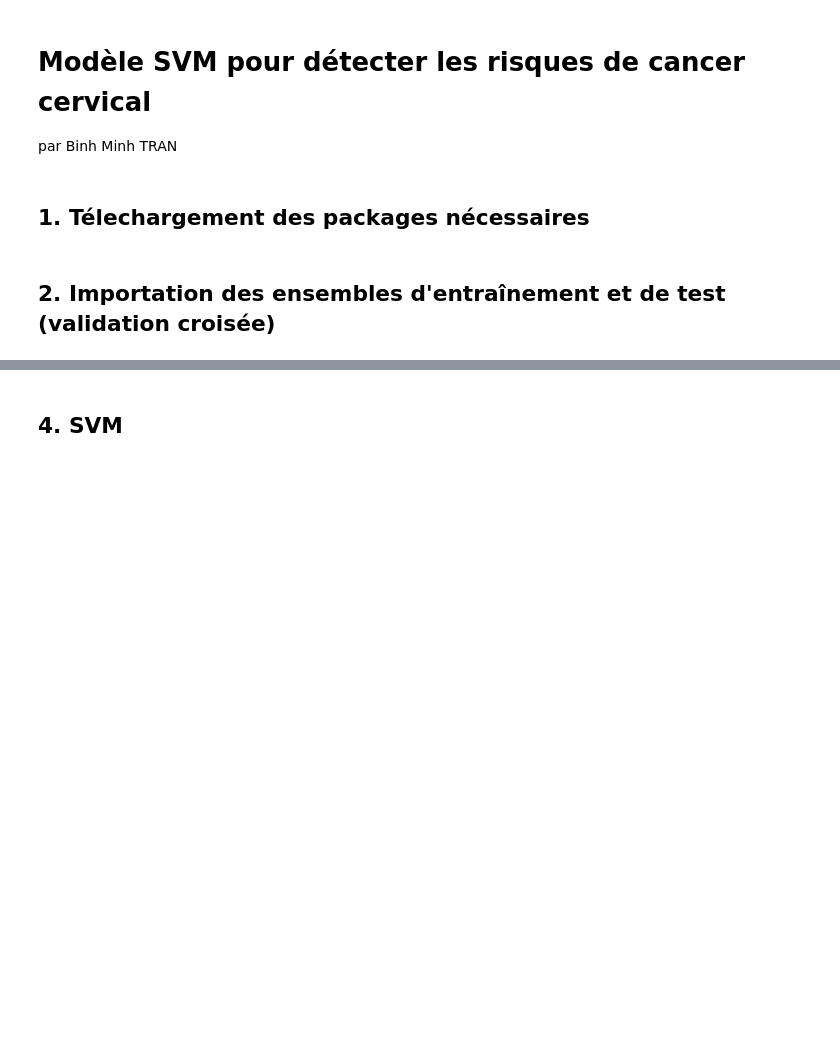
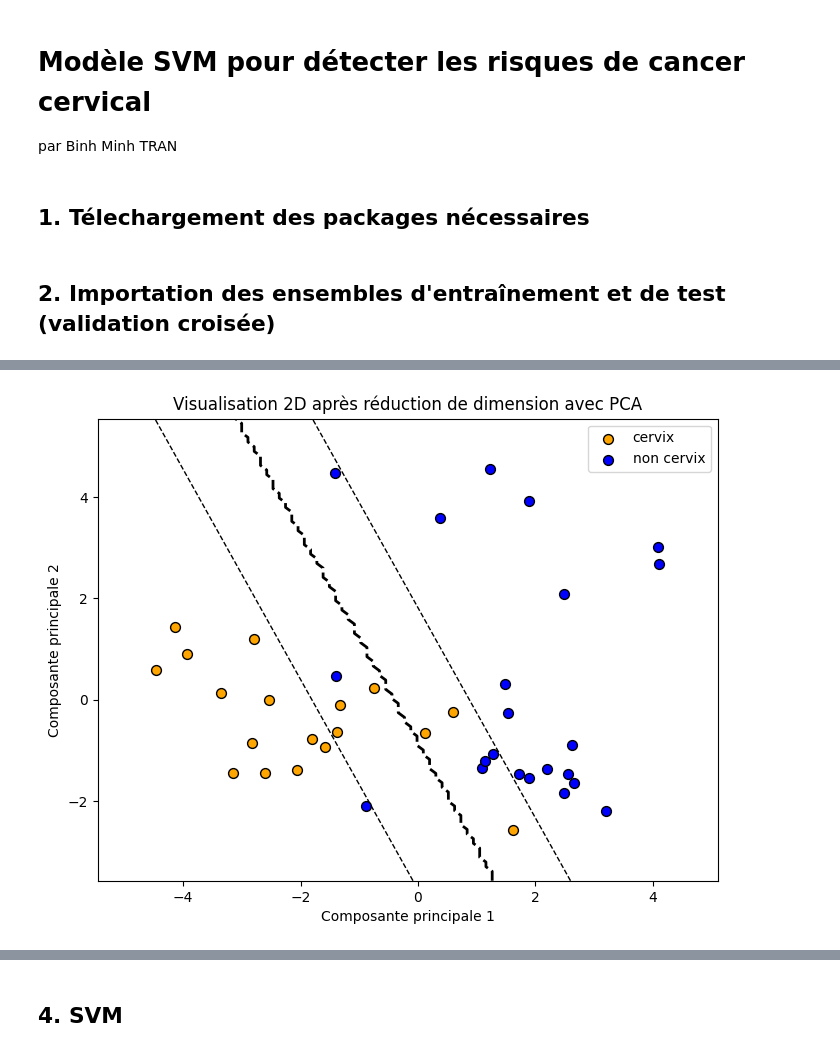
Before and after one commit to marktr11/Cervical-Cancer-Risk-Classification, a Jupyter notebook: Code/SVM.ipynb, the cells around one changed output, grey strips where cells are left out. Drawn from its saved outputs; the diff is of its cells as text; code cells hidden in the pictures; blank space fills up the shorter version.

```diff
--- a/Code/SVM.ipynb
+++ b/Code/SVM.ipynb
@@ -63,0 +65,4 @@ Pour conserver 90 % de l'information, les ensembles d'entraînement des 6 folds
+# %%
+pca_et_visualisation(X_train_2, Y_train_2)
+# %% [output]
+[figure, added]
```
Also changed, not shown: parts of 36 cells of this notebook, 6 other files.
